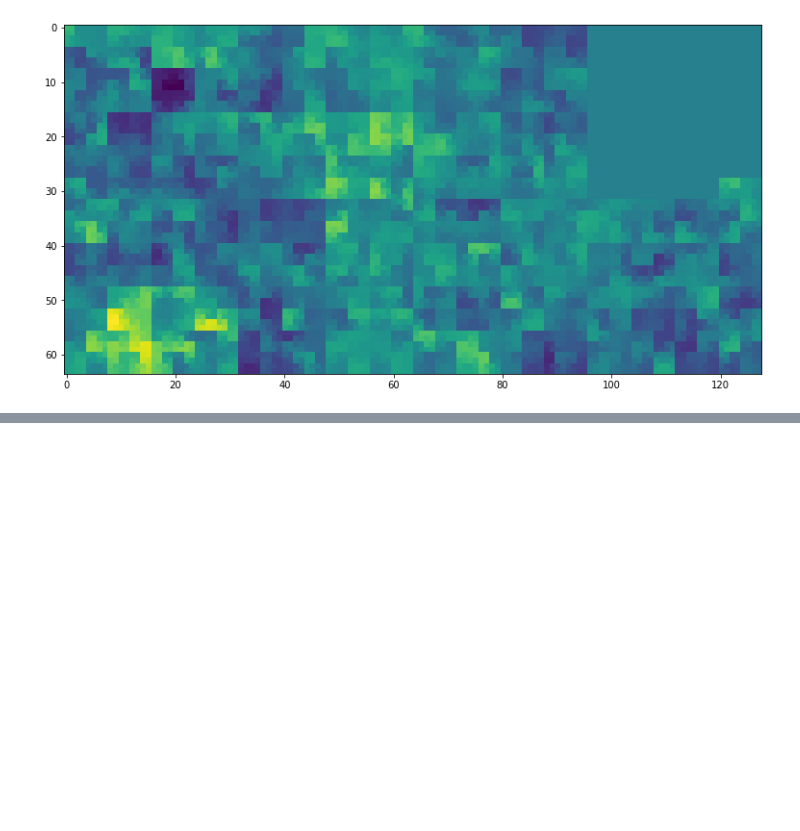
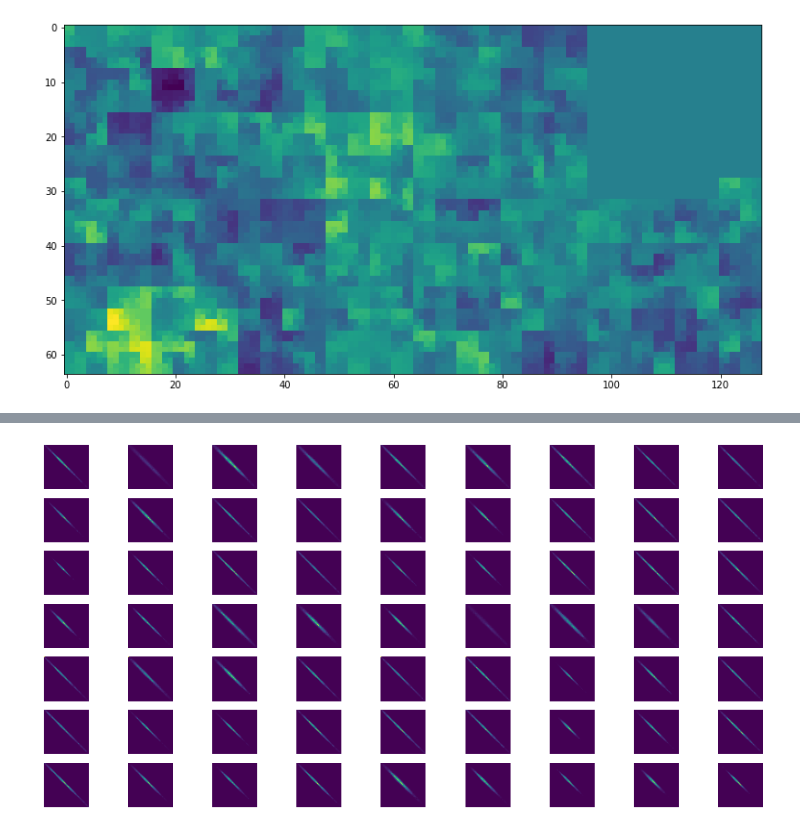
Before and after one commit to alifele/Brain_Computer_Interface, a Jupyter notebook: Tools_Review.ipynb, the cells around one changed output, grey strips where cells are left out. Cells and saved outputs as stored; diff of their text form; code cells hidden in the pictures; blank space fills up the shorter version.

```diff
--- a/Tools_Review.ipynb
+++ b/Tools_Review.ipynb
@@ -71,0 +106,8 @@ plt.imshow(mat)
+# %%
+fig  = plt.figure(figsize=(16,8))
+for i in range(63):
+  ax = fig.add_subplot(7,9,i+1)
+  ax.imshow(Markov_matrix_generator(bins, subj_1['test_data'][34][:,i], normal=False))
+  ax.axis('off')
+# %% [output]
+[figure, added]
```
Also changed, not shown: parts of 13 cells of this notebook, 1 other file.
